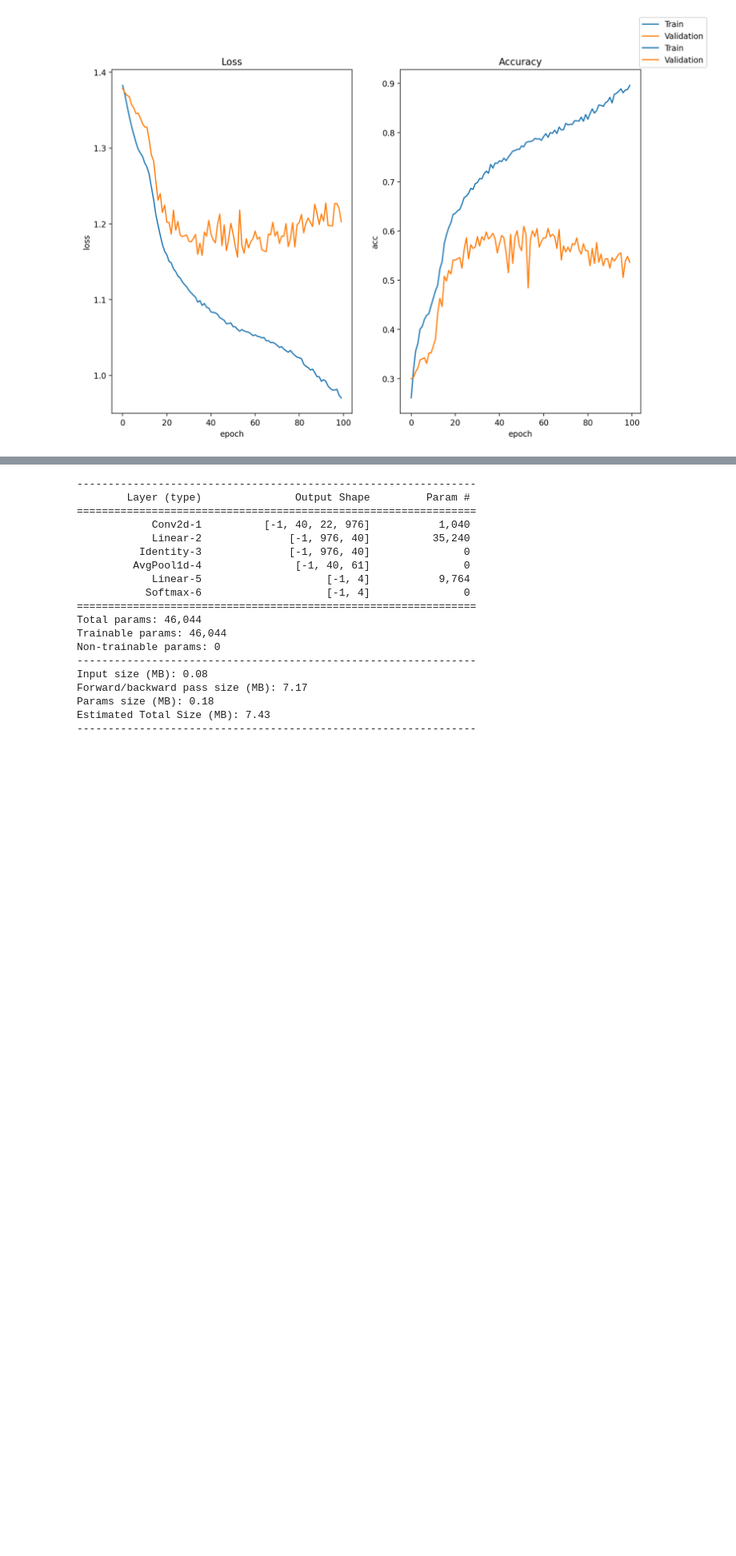
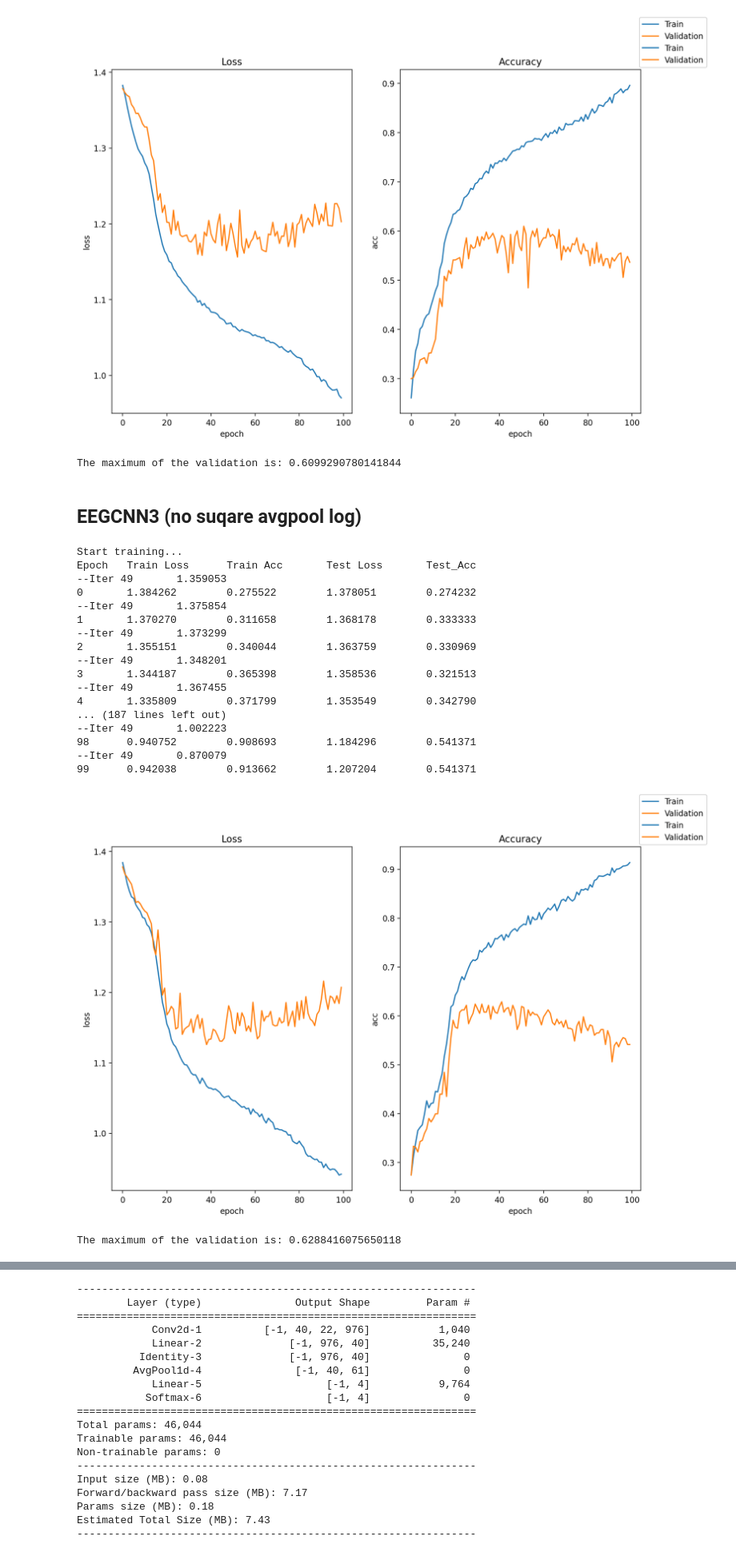
Before and after one commit to RX-0-95/EEG_Classification, a Jupyter notebook: CNN_dev.ipynb, the cells around one changed output, grey strips where cells are left out. Shown at 80% size. Drawn from its saved outputs; the diff is of its cells as text; code cells hidden in the pictures; blank space fills up the shorter version.

```diff
--- a/CNN_dev.ipynb
+++ b/CNN_dev.ipynb
@@ -211,5 +215,49 @@ Epoch   Train Loss      Train Acc       Test Loss       Test_Acc
 99      0.970356        0.895974        1.202868        0.536643
 [figure]
 # %%
-max_val = np.max(log['val'])
+max_val = np.max(logs['val_acc'])
 print('The maximum of the validation is: {}'.format(max_val))
+# %% [output]
+The maximum of the validation is: 0.6099290780141844
+# %% [markdown]
+## EEGCNN3 (no suqare avgpool log)
+# %%
+model = EEGCNNc3(1,4,activation='leaky_relu').to('cuda')
+options = {
+    'train_batch_size': 32,
+    'scheduler_patience': 80,
+    'weight_decay': 0.15,
+    'val_batch_size': 1,
+    'learning_rate': 1e-4,
+    'epoch_num': 100,
+    #'transform': 'shift_positive'
+}
+train_val_data = eeg_train_val_loader(
+    X_train_valid_dir, y_train_valid_dir)
+loss_fn = nn.CrossEntropyLoss()
+logs,_= train(model, options, loss_fn,
+        data_dir=X_train_valid_dir,
+        label_dir=y_train_valid_dir,
+        preload_gpu=True)
+max_val = np.max(logs['val_acc'])
+print('The maximum of the validation is: {}'.format(max_val))
+# %% [output]
+Start training...
+Epoch   Train Loss      Train Acc       Test Loss       Test_Acc
+--Iter 49       1.359053
+0       1.384262        0.275522        1.378051        0.274232
+--Iter 49       1.375854
+1       1.370270        0.311658        1.368178        0.333333
+--Iter 49       1.373299
+2       1.355151        0.340044        1.363759        0.330969
+--Iter 49       1.348201
+3       1.344187        0.365398        1.358536        0.321513
+--Iter 49       1.367455
+4       1.335809        0.371799        1.353549        0.342790
+... (187 lines left out)
+--Iter 49       1.002223
+98      0.940752        0.908693        1.184296        0.541371
+--Iter 49       0.870079
+99      0.942038        0.913662        1.207204        0.541371
+[figure, added]
+The maximum of the validation is: 0.6288416075650118
```
Also changed, not shown: parts of 4 cells of this notebook, 1 other file.
